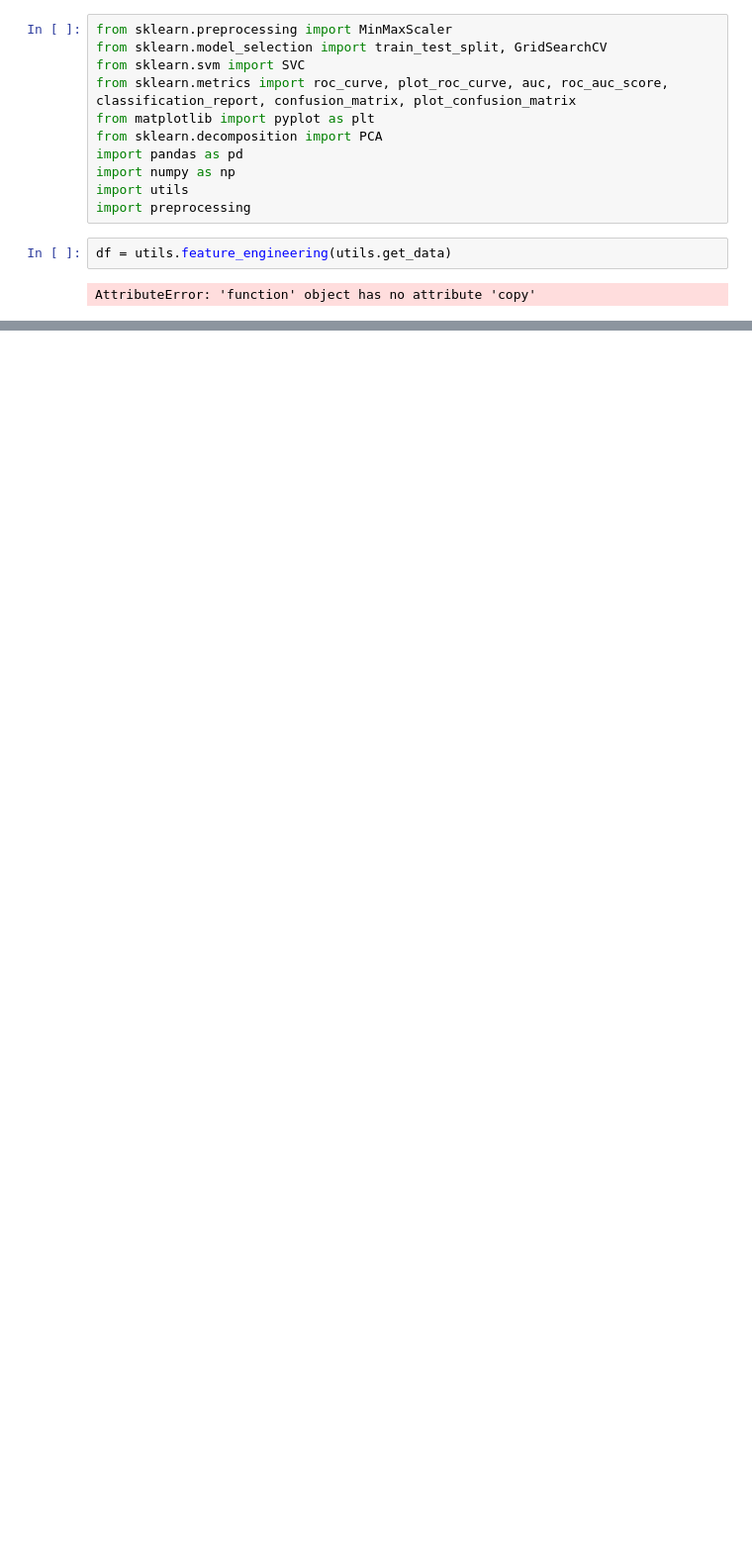
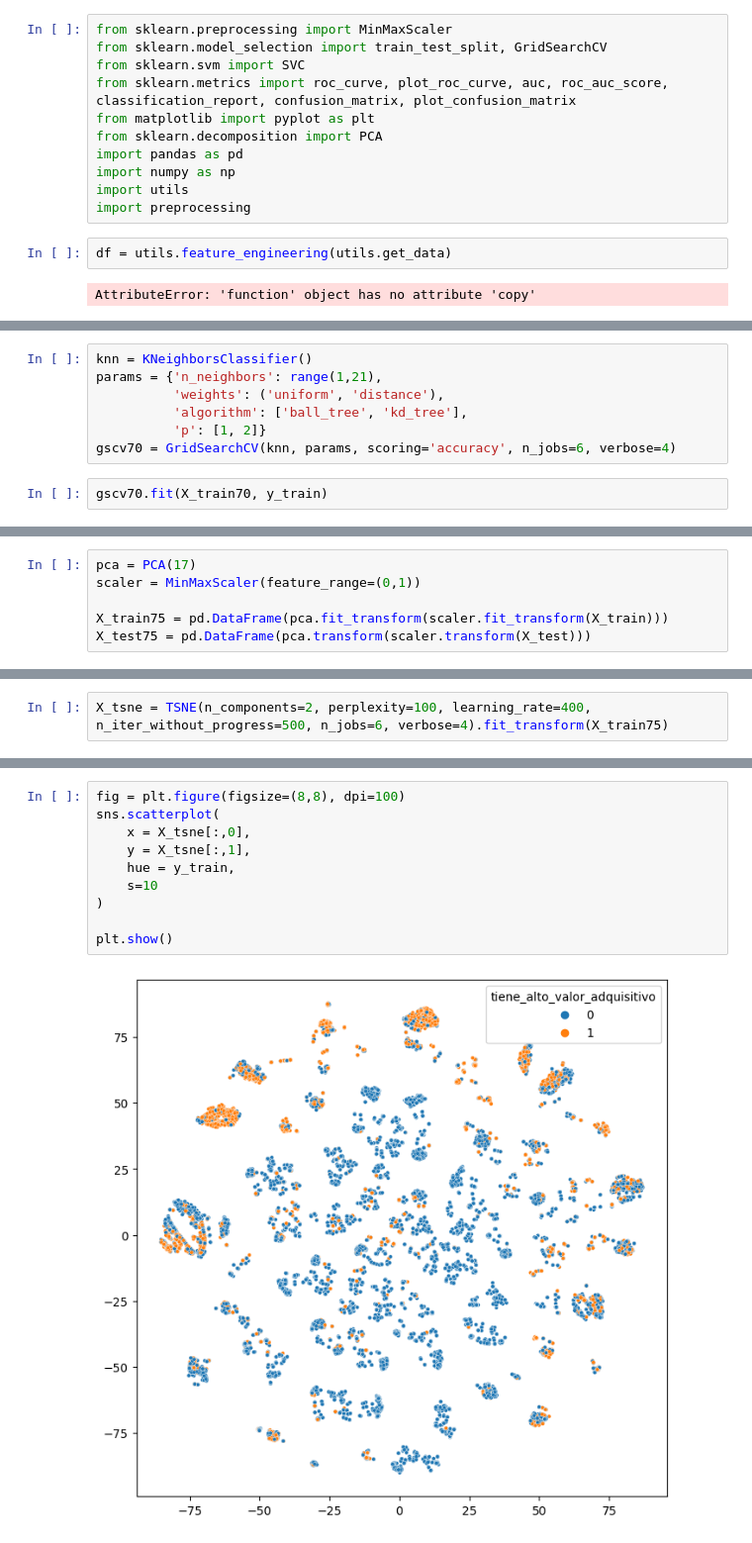
Before and after one commit to ncontinanza/tp-datos-1c2021-de-angelis-riva-continanza, a Jupyter notebook: Parte2/SVM - PCA y tSNE.ipynb, the cells around one changed output, grey strips where cells are left out. Shown at 99% size. Cells and saved outputs as stored; diff of their text form; blank space fills up the shorter version.

```diff
--- a/Parte2/SVM - PCA y tSNE.ipynb
+++ b/Parte2/SVM - PCA y tSNE.ipynb
@@ -15,0 +106,9 @@ AttributeError: 'function' object has no attribute 'copy'
+# %%
+knn = KNeighborsClassifier()
+params = {'n_neighbors': range(1,21),
+          'weights': ('uniform', 'distance'),
+          'algorithm': ['ball_tree', 'kd_tree'],
+          'p': [1, 2]}
+gscv70 = GridSearchCV(knn, params, scoring='accuracy', n_jobs=6, verbose=4)
+# %%
+gscv70.fit(X_train70, y_train)
@@ -15,0 +154,6 @@ AttributeError: 'function' object has no attribute 'copy'
+# %%
+pca = PCA(17)
+scaler = MinMaxScaler(feature_range=(0,1))
+
+X_train75 = pd.DataFrame(pca.fit_transform(scaler.fit_transform(X_train)))
+X_test75 = pd.DataFrame(pca.transform(scaler.transform(X_test)))
@@ -15,0 +162,2 @@ AttributeError: 'function' object has no attribute 'copy'
+# %%
+X_tsne = TSNE(n_components=2, perplexity=100, learning_rate=400, n_iter_without_progress=500, n_jobs=6, verbose=4).fit_transform(X_train75)
@@ -15,0 +182,12 @@ AttributeError: 'function' object has no attribute 'copy'
+# %%
+fig = plt.figure(figsize=(8,8), dpi=100)
+sns.scatterplot(
+    x = X_tsne[:,0],
+    y = X_tsne[:,1],
+    hue = y_train,
+    s=10
+)
+
+plt.show()
+# %% [output]
+[figure, added]
```
Also changed, not shown: parts of 52 cells of this notebook, 2 other files.
